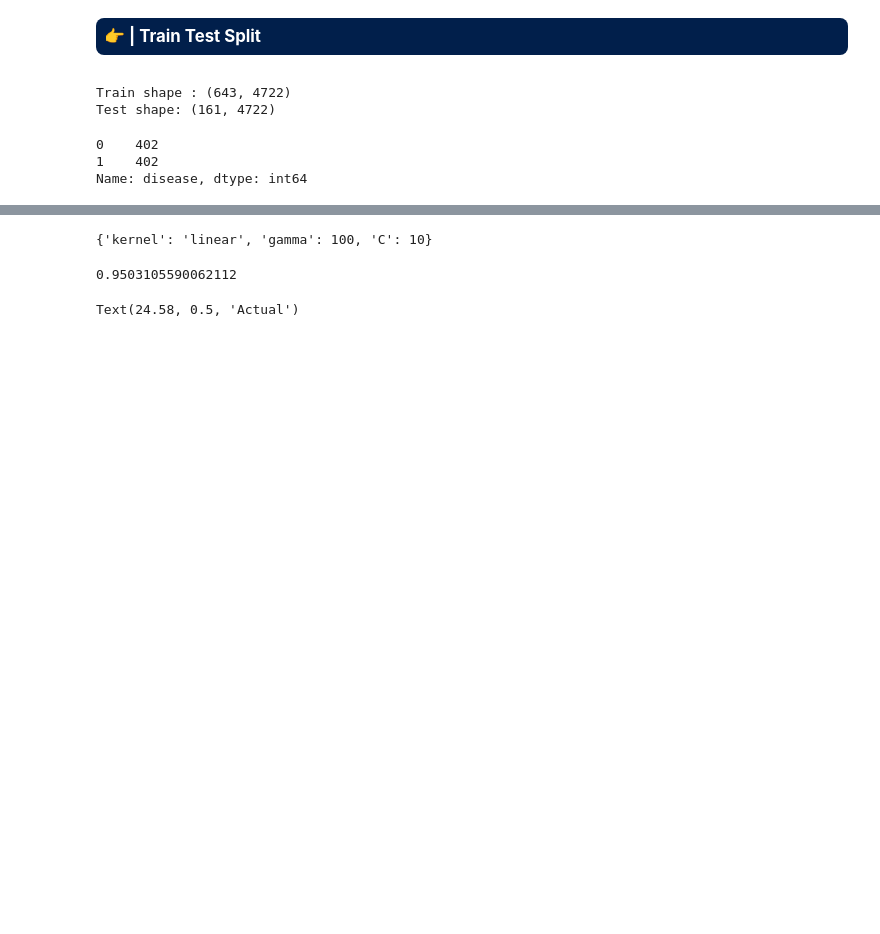
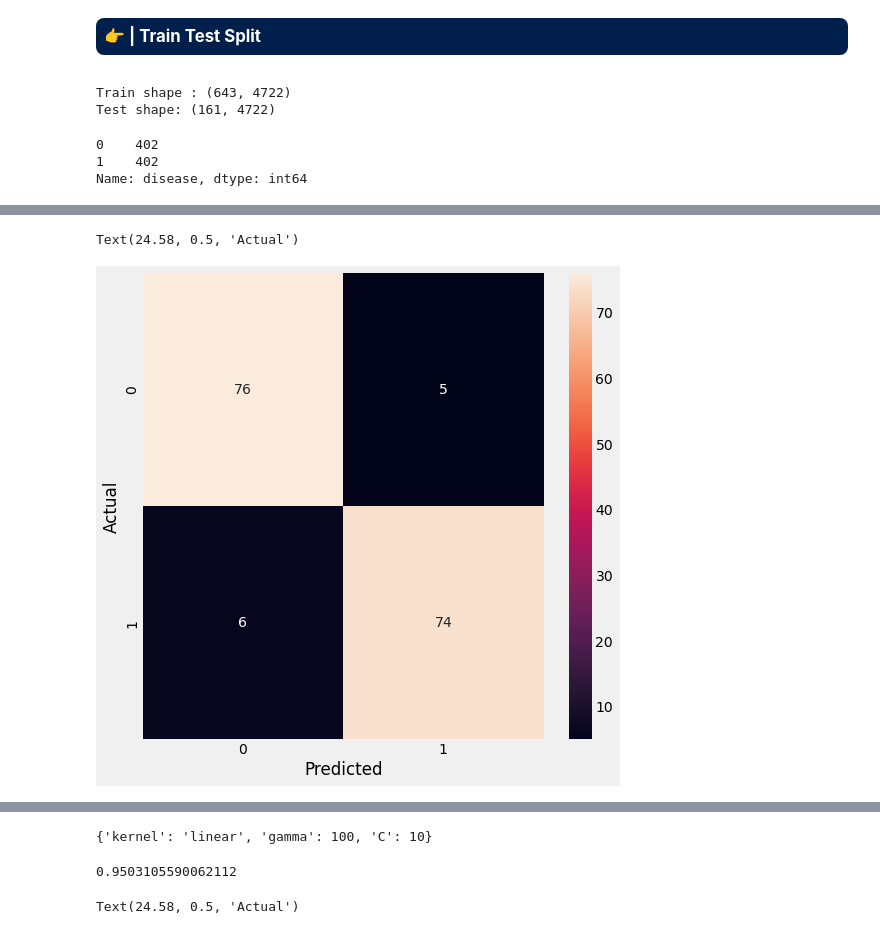
Before and after one commit to AnitaTasnim/Colab_Fetching_test, a Jupyter notebook: Copy_of_lung_cancer_2nd_code.ipynb, the cells around one changed output, grey strips where cells are left out. Cells and saved outputs as stored; diff of their text form; code cells hidden in the pictures; blank space fills up the shorter version.

```diff
--- a/Copy_of_lung_cancer_2nd_code.ipynb
+++ b/Copy_of_lung_cancer_2nd_code.ipynb
@@ -146,3 +197,14 @@ Name: disease, dtype: int64
+# %%
+y__svc=model.predict(xtest)
+# %%
+confusion_svc=confusion_matrix(ytest,y__svc)
+plt.figure(figsize=(8,8))
+sns.heatmap(confusion_svc,annot=True)
+plt.xlabel("Predicted")
+plt.ylabel("Actual")
+# %% [output]
+Text(24.58, 0.5, 'Actual')
+[figure, added]
 # %%
 xtrain.head()
 # %% [output]
```
Also changed, not shown: parts of 16 cells of this notebook.
